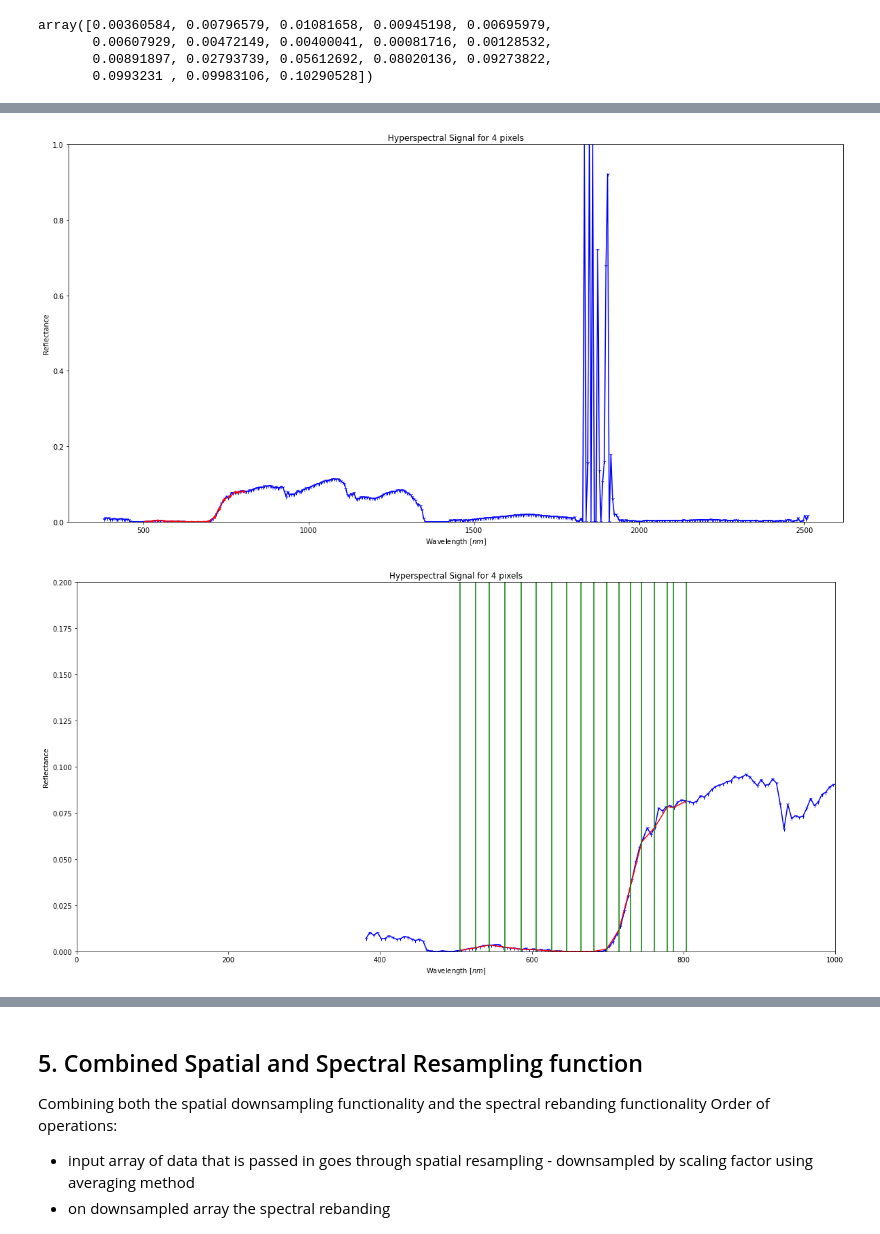
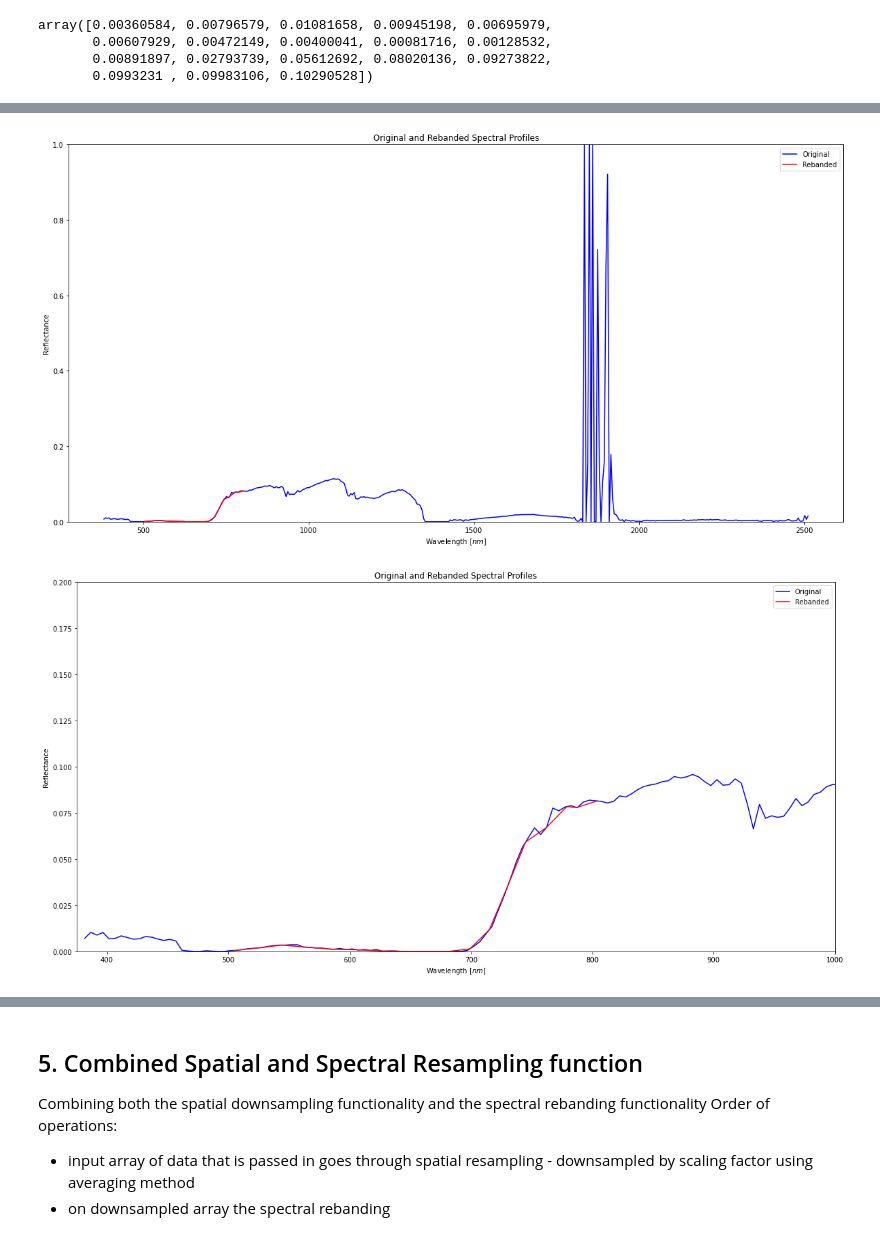
Before and after one commit to cjstewart/hyperspectral-project, a Jupyter notebook: notebooks/hyperspectral_EDA.ipynb, the cells around one changed output, grey strips where cells are left out. Saved outputs shown, nothing was run; the diff lists cells and outputs as text; code cells hidden in the pictures.

Commit message:
Updated visualisations and adds function to approx band widths

```diff
--- a/notebooks/hyperspectral_EDA.ipynb
+++ b/notebooks/hyperspectral_EDA.ipynb
@@ -596,39 +611,39 @@ array([0.00360584, 0.00796579, 0.01081658, 0.00945198, 0.00695979,
 - Linear interpolation spectral resampling method: take in 2 arrays of new band centres and FWHMs
 - general cleanup
 # %%
-i, j = 10, 10
+i, j = 100, 100
 fig, ax = plt.subplots(figsize=(20, 10))
 # plot some random wavelengths
-temp = reband_spectral_array(refl_array[100,100,:], wavelength_array, desired_band_centres)
+temp_spec = reband_spectral_array(refl_array[i,j,:], wavelength_array, desired_band_centres)
 
-ax.plot(wavelength_array, refl_array[100,100,:], c='b', marker="1")
-ax.plot(desired_band_centres, temp, c='r', marker=".")
+ax.plot(wavelength_array, refl_array[100,100,:], c='b', label="Original")
+ax.plot(desired_band_centres, temp_spec, c='r', label="Rebanded")
 #ax.plot([desired_band_centres,desired_band_centres], [0,1], c='k', dashes=[2, 2, 10, 2], alpha=0.5, label='Using the dashes parameter') # band centres # 2pt line, 2pt break, 10pt line, 2pt break
 #ax.plot([desired_band_centres,desired_band_centres], [0,1], c='k', dashes=[2, 2, 10, 2], alpha=0.5, label='Using the dashes parameter') # band widths
-plt.title("Hyperspectral Signal for 4 pixels")
+plt.title("Original and Rebanded Spectral Profiles")
 plt.ylabel('Reflectance')
 plt.ylim((0,1))
 plt.xlabel('Wavelength [$nm$]')
+plt.legend()
 plt.show()
-
-#
 # %% [output]
-[figure, old version]
+[figure, new version]
 # %%
-i, j = 10, 10
+i, j = 100, 100
 fig, ax = plt.subplots(figsize=(20, 10))
 # plot some random wavelengths
-temp = reband_spec(refl_array[100,100,:], wavelength_array, desired_band_centres)
+temp_spec = reband_spectral_array(refl_array[i,j,:], wavelength_array, desired_band_centres)
 
-ax.plot(wavelength_array, refl_array[100,100,:], c='b', marker="1")
-ax.plot(desired_band_centres, temp, c='r')
-ax.plot([desired_band_centres,desired_band_centres], [0,1], c='g') # CHANGE to band widths (not centres)
-#ax.set_xticks(range(0, 250, 3000))
-plt.title("Hyperspectral Signal for 4 pixels")
+ax.plot(wavelength_array, refl_array[100,100,:], c='b', label="Original")
+ax.plot(desired_band_centres, temp_spec, c='r', label="Rebanded")
+#ax.plot([desired_band_centres,desired_band_centres], [0,1], c='k', dashes=[2, 2, 10, 2], alpha=0.5, label='Using the dashes parameter') # band centres # 2pt line, 2pt break, 10pt line, 2pt break
+#ax.plot([desired_band_centres,desired_band_centres], [0,1], c='k', dashes=[2, 2, 10, 2], alpha=0.5, label='Using the dashes parameter') # band widths
+plt.title("Original and Rebanded Spectral Profiles")
 plt.ylabel('Reflectance')
 plt.ylim((0,0.2))
-plt.xlim((0,1000))
+plt.xlim((375,1000))
 plt.xlabel('Wavelength [$nm$]')
+plt.legend()
 plt.show()
 # %% [output]
-[figure, old version]
+[figure, new version]
```
Also changed, not shown: parts of 9 cells of this notebook.
